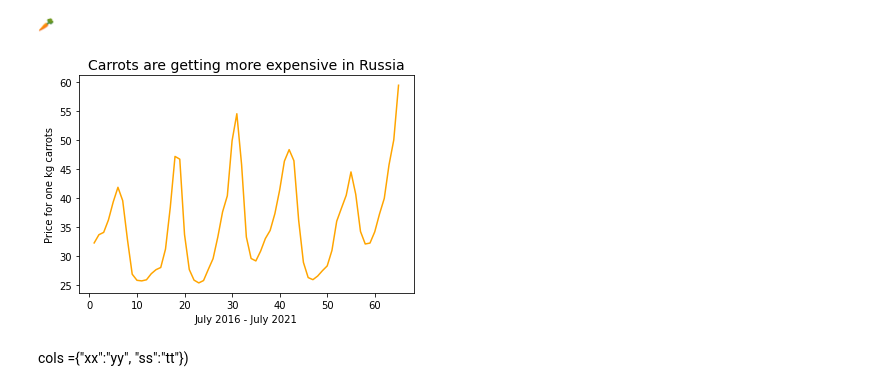
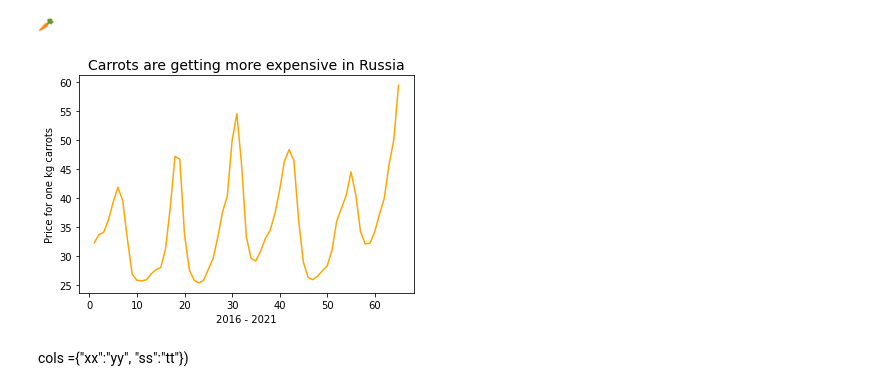
Before and after one commit to bujanowski/data-driven-project-3, a Jupyter notebook: Carrot content.ipynb, the cells around one changed output. Saved outputs shown, nothing was run; the diff lists cells and outputs as text; code cells hidden in the pictures.

```diff
--- a/Carrot content.ipynb
+++ b/Carrot content.ipynb
@@ -108,3 +108,8 @@ df.head(25)
 | 23 | NaN | ноябрь | 25.4 |
 | 24 | NaN | декабрь | 25.81 |
 | 25 | 2018 | январь | 27.73 |
+# %%
+df = df.fillna(method='ffill')
+#You can use pandas.DataFrame.fillna with the method='ffill' option. 'ffill' stands for 'forward fill'
+#and will propagate last valid observation forward.
+#The alternative is 'bfill' which works the same way, but backwards.
@@ -111,5 +136,5 @@ df.head(25)
 # %%
-df = df.drop(columns=['Year'])
+#df = df.drop(columns=['Year'])
 # %%
 df
 # %% [output]
@@ -128,0 +156,2 @@ df
+# %%
+df = df.replace({'Month':{'январь':'January', 'февраль':'February', 'март':'March', 'апрель':'April', 'май':'May', 'июнь':'June', 'июль':'July', 'август':'August', 'сентябрь':'September', 'октябрь':'October', 'ноябрь':'November', 'декабрь':'December'}})
@@ -144,11 +192,11 @@ print(emojize("\U0001f955"))
 # %%
 df['Carrots_price_per_kg'].plot.line(color = 'orange').set_facecolor("white")
 plot.title('Carrots are getting more expensive in Russia', fontsize = 14)
-plot.xlabel("July 2016 - July 2021")
+plot.xlabel("2016 - 2021")
 plot.ylabel("Price for one kg carrots")
 plot.savefig("carrots_before_Illustrator.pdf", transparent=True)
 # %% [output]
-[figure, old version]
+[figure, new version]
 # %%
 import matplotlib
 # %%
```
Also changed, not shown: parts of 5 cells of this notebook.
